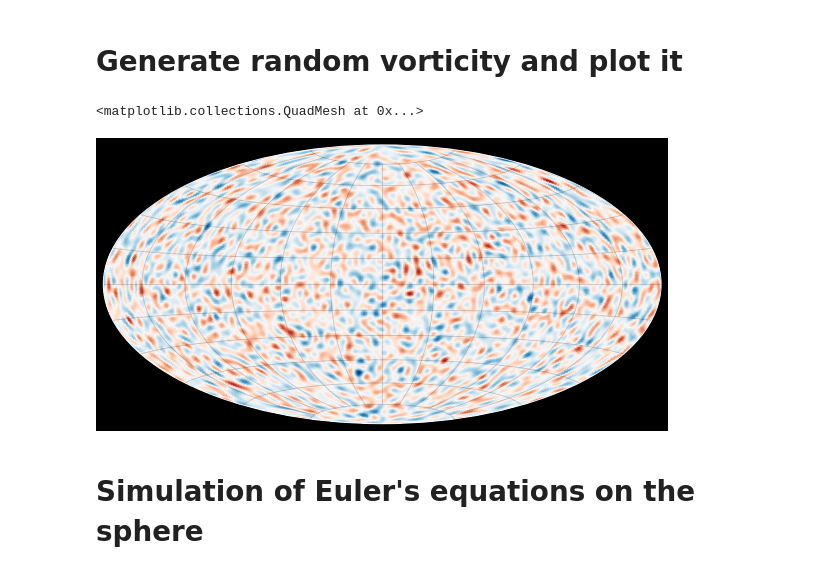
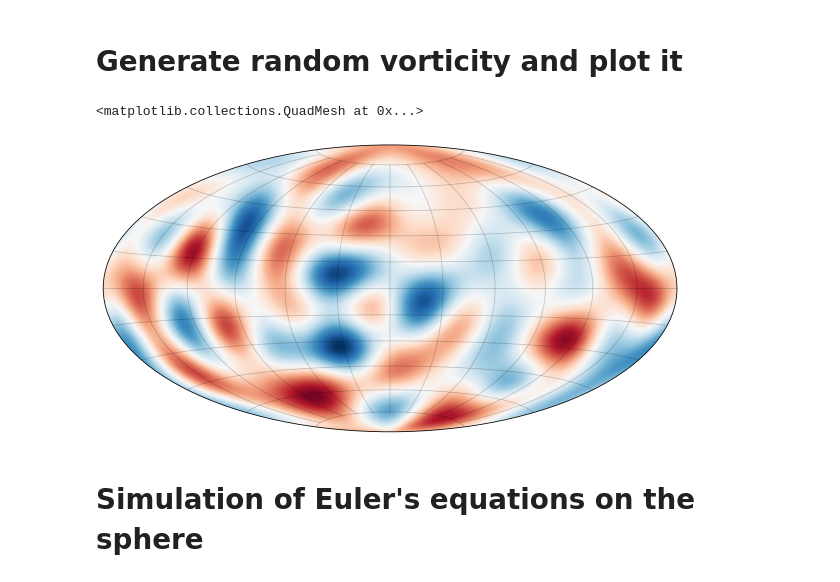
Before and after one commit to klasmodin/quflow, a Jupyter notebook: notebooks/basic-example.ipynb, the cells around one changed output. Cells and saved outputs as stored; diff of their text form; code cells hidden in the pictures.

```diff
--- a/notebooks/basic-example.ipynb
+++ b/notebooks/basic-example.ipynb
@@ -10,12 +11,14 @@ plt.style.use('dark_background')
 import quflow as qf
 # %% [markdown]
 # Generate random vorticity and plot it
-# %%
-W = qf.shr2mat(np.random.randn(64**2), N=512)
-qf.plot(W,projection='hammer', cmap='RdBu')
-# %% [output]
-<matplotlib.collections.QuadMesh at 0x...>
-[figure, removed]
+# %%
+lmax = 10  # How many spherical harmonics (SH) coefficients to include
+np.random.seed(42)  # For reproducability
+omega0 = np.random.randn(lmax**2)  # Array with SH coefficients
+qf.plot2(omega0,projection='hammer', N=512)  # Plot command
+# %% [output]
+<matplotlib.collections.QuadMesh at 0x...>
+[figure, added]
 # %% [markdown]
 # Simulation of Euler's equations on the sphere
 # %% [markdown]
```
Also changed, not shown: parts of 13 cells of this notebook.
